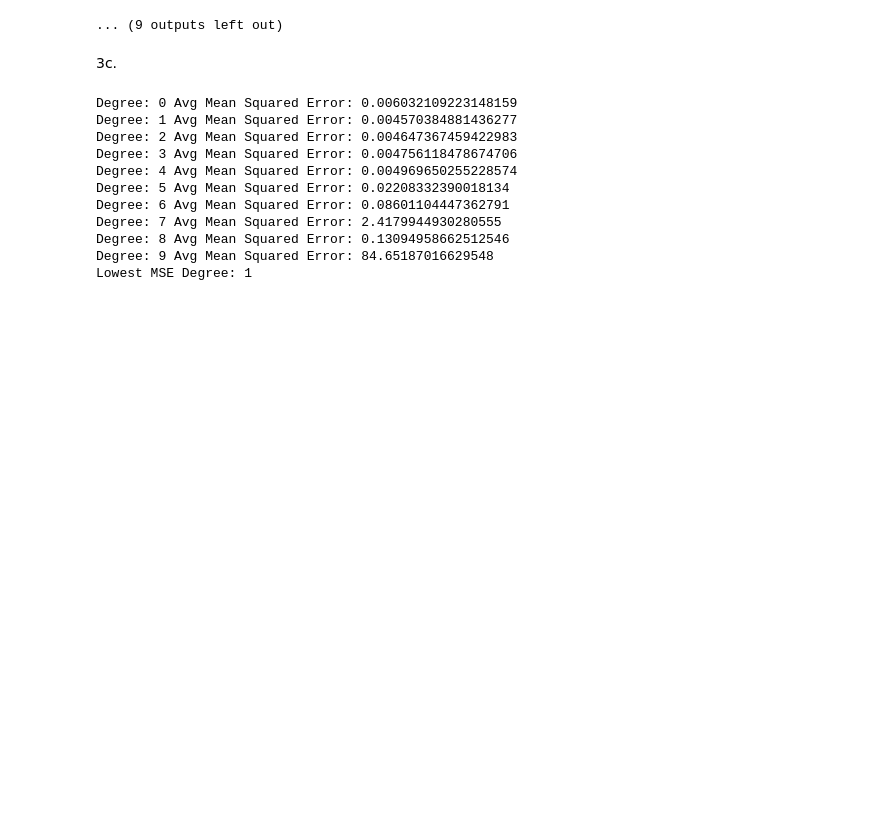
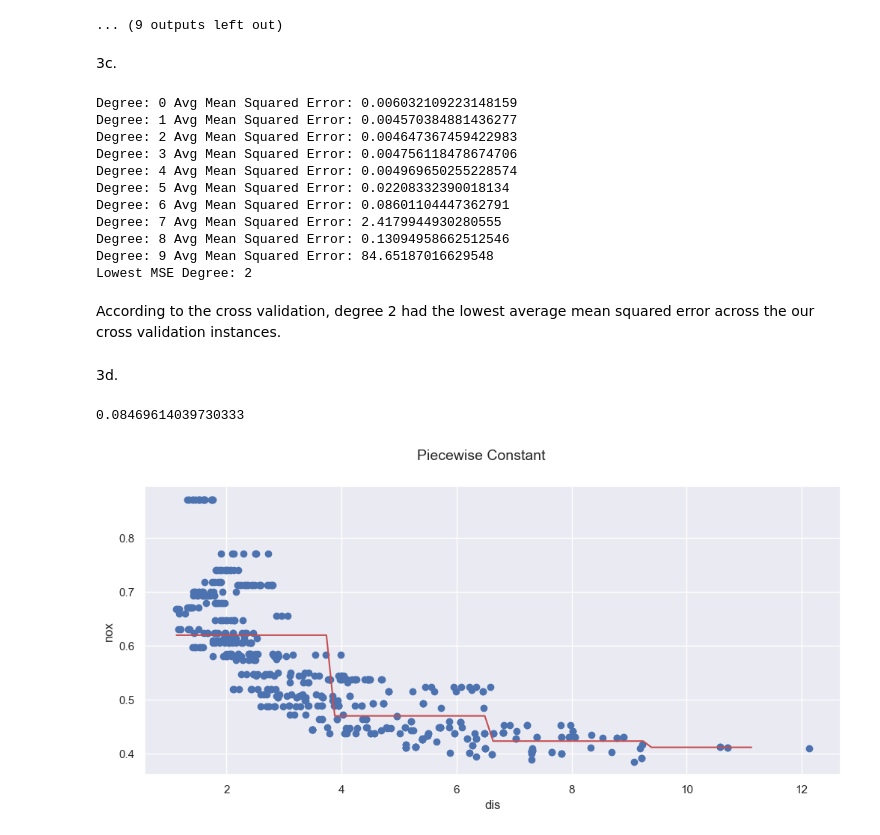
Before and after one commit to bhnord/CS4342, a Jupyter notebook: Assignment 5 Code/Assignment5.ipynb, the cells around one changed output. Cells and saved outputs as stored; diff of their text form; code cells hidden in the pictures; blank space fills up the shorter version.

```diff
--- a/Assignment 5 Code/Assignment5.ipynb
+++ b/Assignment 5 Code/Assignment5.ipynb
@@ -211,7 +216,7 @@ for i in range(1, 11):
 for i, val in enumerate(all_cv):
     print("Degree:",i,"Avg Mean Squared Error:", -val)
 
-print("Lowest MSE Degree:", np.argmax(all_cv))
+print("Lowest MSE Degree:", np.argmax(all_cv)+1)
 # %% [output]
 Degree: 0 Avg Mean Squared Error: 0.006032109223148159
 Degree: 1 Avg Mean Squared Error: 0.004570384881436277
@@ -223,4 +228,49 @@ Degree: 6 Avg Mean Squared Error: 0.08601104447362791
 Degree: 7 Avg Mean Squared Error: 2.4179944930280555
 Degree: 8 Avg Mean Squared Error: 0.13094958662512546
 Degree: 9 Avg Mean Squared Error: 84.65187016629548
-Lowest MSE Degree: 1
+Lowest MSE Degree: 2
+# %% [markdown]
+According to the cross validation, degree 2 had the lowest average mean squared error across the our cross validation instances.
+# %% [markdown]
+3d.
+# %%
+X = df['dis']
+df_cut, bins = pd.cut(X, 4, retbins=True, right=True)
+df_steps = pd.concat([X, df_cut, y], keys=['dis', 'dis_cuts', 'nox'], axis=1)
+df_steps_dummies = pd.get_dummies(df_cut)
+df_steps_dummies
+
+fit3 = sm.GLM(df_steps.nox, df_steps_dummies).fit()
+bin_mapping = np.digitize(X, bins)
+X_valid = pd.get_dummies(bin_mapping)
+# Removing any outliers
+X_valid = pd.get_dummies(bin_mapping).drop([5], axis=1)
+
+# Prediction
+pred2 = fit3.predict(X_valid)
+# Calculating RMSE
+
+rms = sqrt(mean_squared_error(y, pred2))
+print(rms)
+
+
+# We will plot the graph for 70 observations only
+xp = np.linspace(X.min(),X.max()-1,70)
+bin_mapping = np.digitize(xp, bins)
+X_valid_2 = pd.get_dummies(bin_mapping)
+pred2 = fit3.predict(X_valid_2)
+# %% [output]
+0.08469614039730333
+# %%
+fig, (ax1) = plt.subplots(1,1, figsize=(12,5))
+fig.suptitle('Piecewise Constant', fontsize=14)
+
+# Scatter plot with polynomial regression line
+ax1.scatter(X, y)
+ax1.plot(xp, pred2, c='r')
+
+ax1.set_xlabel('dis')
+ax1.set_ylabel('nox')
+plt.show()
+# %% [output]
+[figure, added]
```
Also changed, not shown: parts of 3 cells of this notebook.
